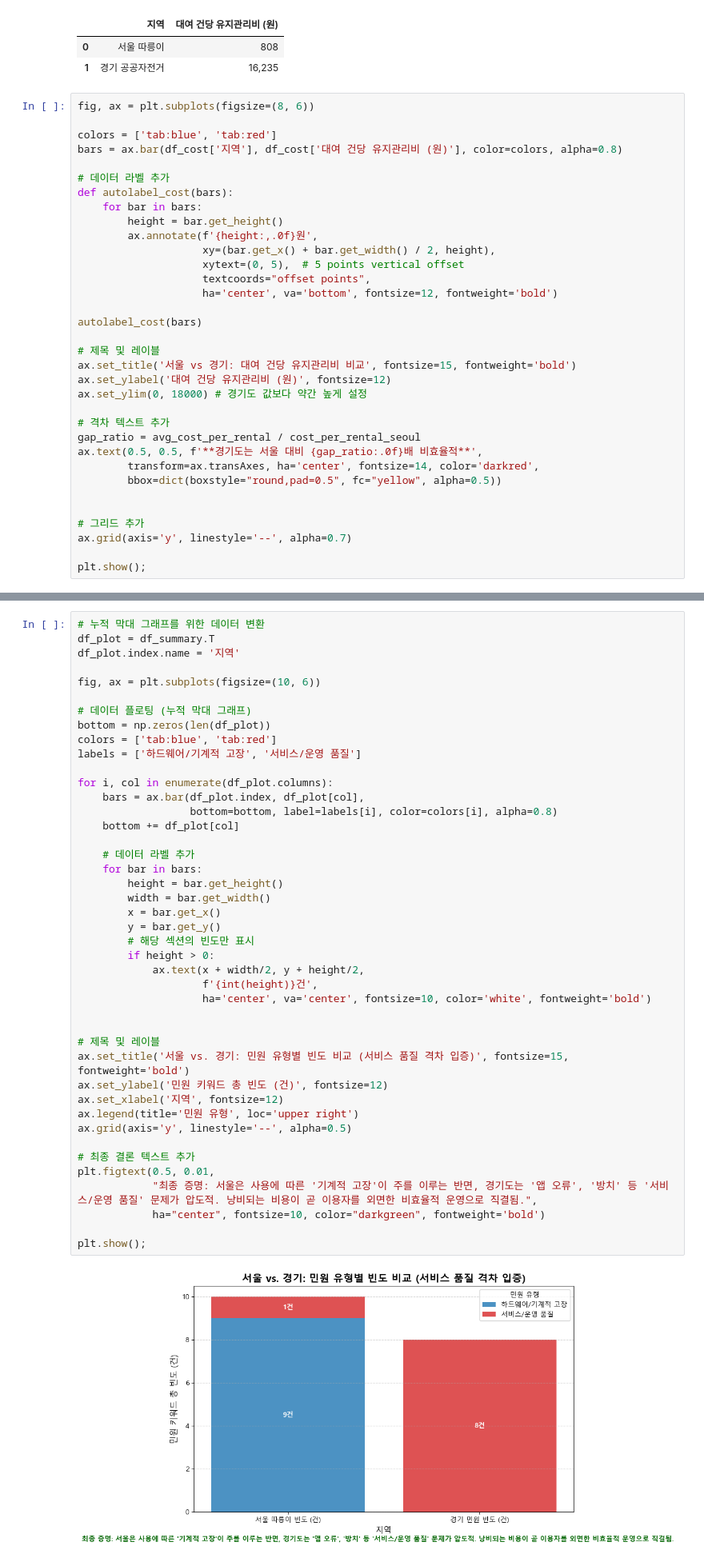
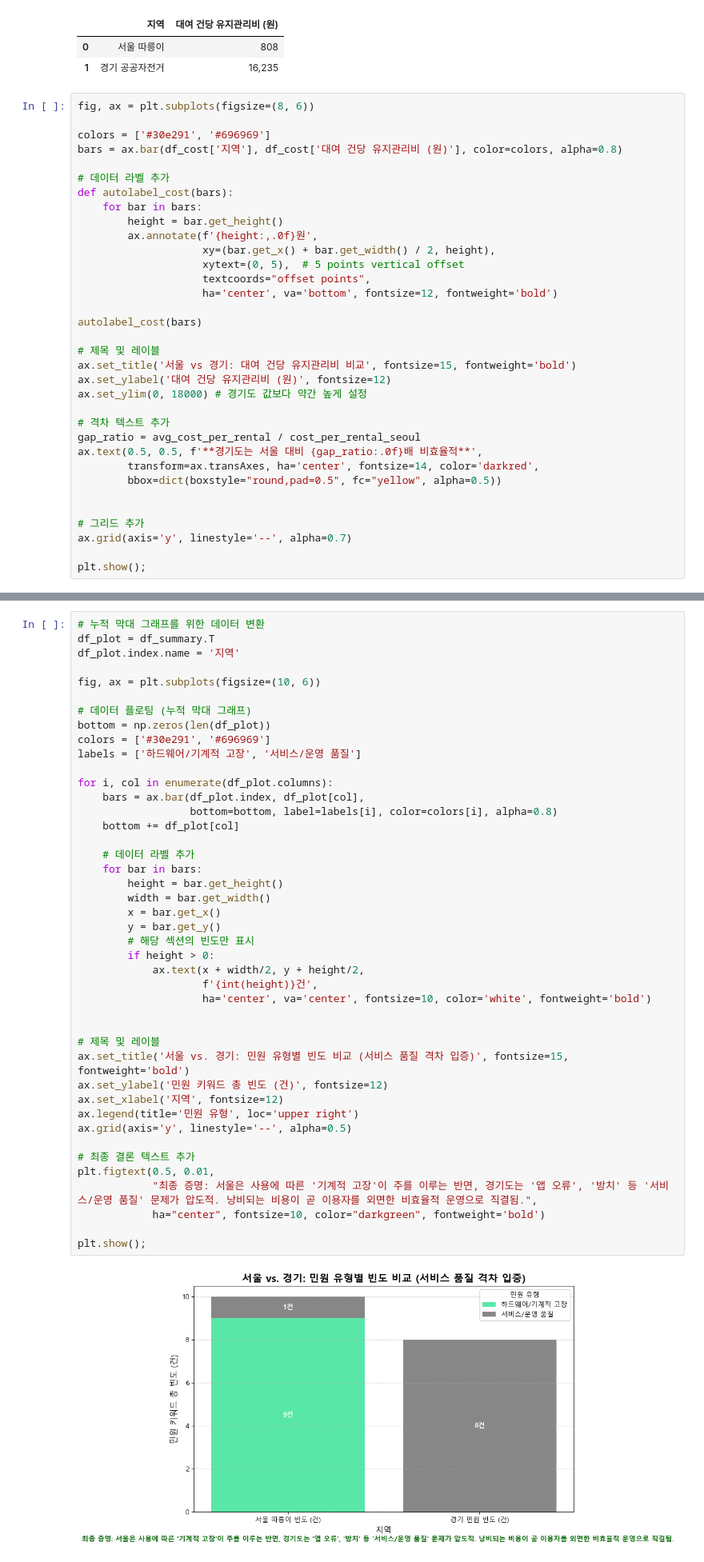
Before and after one commit to mj-camille-kim/Why-public-bicycles-failed, a Jupyter notebook: operate.ipynb, the cells around one changed output, grey strips where cells are left out. Shown at 80% size. Drawn from its saved outputs; the diff is of its cells as text.

```diff
--- a/operate.ipynb
+++ b/operate.ipynb
@@ -704,7 +704,7 @@ df_cost
 # %%
 fig, ax = plt.subplots(figsize=(8, 6))
 
-colors = ['tab:blue', 'tab:red']
+colors = ['#30e291', '#696969']
 bars = ax.bar(df_cost['지역'], df_cost['대여 건당 유지관리비 (원)'], color=colors, alpha=0.8)
 
 # 데이터 라벨 추가
@@ -746,7 +746,7 @@ fig, ax = plt.subplots(figsize=(10, 6))
 
 # 데이터 플로팅 (누적 막대 그래프)
 bottom = np.zeros(len(df_plot))
-colors = ['tab:blue', 'tab:red']
+colors = ['#30e291', '#696969']
 labels = ['하드웨어/기계적 고장', '서비스/운영 품질']
 
 for i, col in enumerate(df_plot.columns):
@@ -754,31 +754,31 @@ for i, col in enumerate(df_plot.columns):
                   bottom=bottom, label=labels[i], color=colors[i], alpha=0.8)
     bottom += df_plot[col]
 
     # 데이터 라벨 추가
     for bar in bars:
         height = bar.get_height()
         width = bar.get_width()
         x = bar.get_x()
         y = bar.get_y()
         # 해당 섹션의 빈도만 표시
         if height > 0:
             ax.text(x + width/2, y + height/2,
                     f'{int(height)}건',
                     ha='center', va='center', fontsize=10, color='white', fontweight='bold')
 
 
 # 제목 및 레이블
 ax.set_title('서울 vs. 경기: 민원 유형별 빈도 비교 (서비스 품질 격차 입증)', fontsize=15, fontweight='bold')
 ax.set_ylabel('민원 키워드 총 빈도 (건)', fontsize=12)
 ax.set_xlabel('지역', fontsize=12)
 ax.legend(title='민원 유형', loc='upper right')
 ax.grid(axis='y', linestyle='--', alpha=0.5)
 
 # 최종 결론 텍스트 추가
 plt.figtext(0.5, 0.01,
             "최종 증명: 서울은 사용에 따른 '기계적 고장'이 주를 이루는 반면, 경기도는 '앱 오류', '방치' 등 '서비스/운영 품질' 문제가 압도적. 낭비되는 비용이 곧 이용자를 외면한 비효율적 운영으로 직결됨.",
             ha="center", fontsize=10, color="darkgreen", fontweight='bold')
 
 plt.show();
 # %% [output]
-[figure, old version]
+[figure, new version]
```
Also changed, not shown: parts of 2 cells of this notebook.
